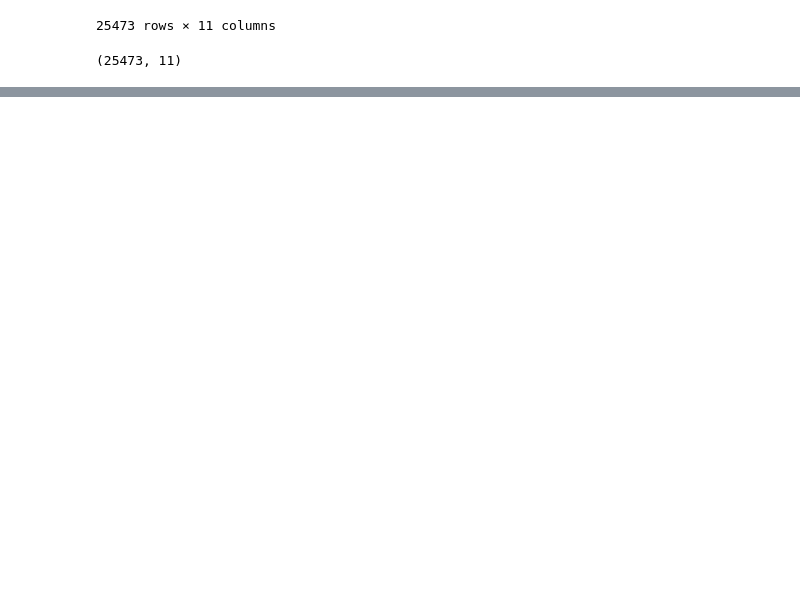
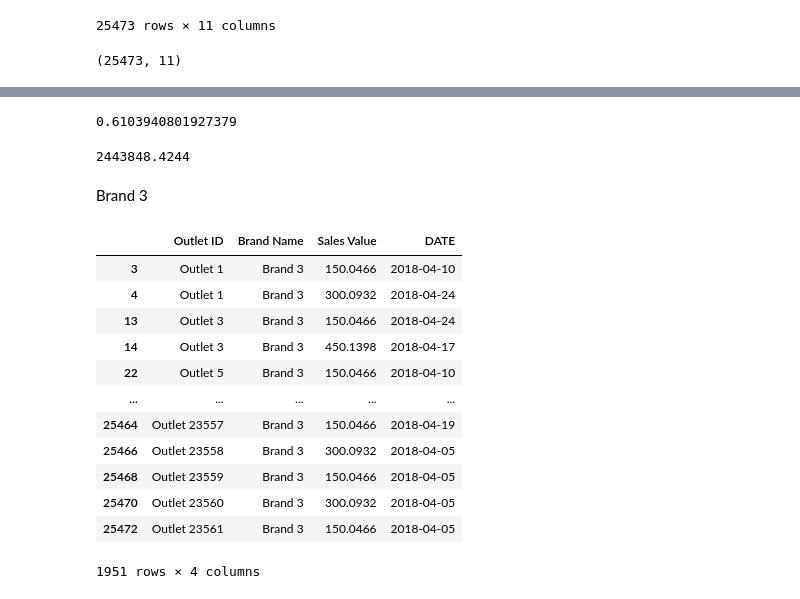
Before and after one commit to sulaiman01/Markytics-frequency_purchase_analysis, a Jupyter notebook: analysis.ipynb, the cells around one changed output, grey strips where cells are left out. Saved outputs shown, nothing was run; the diff lists cells and outputs as text; code cells hidden in the pictures; blank space fills up the shorter version.

```diff
--- a/analysis.ipynb
+++ b/analysis.ipynb
@@ -26,0 +258,30 @@ data.shape
+# %%
+# frequncy of purchase of brand2
+fp = len(brand2)/t_outlet
+fp
+# %% [output]
+0.6103940801927379
+# %%
+#total number of sales value
+brand2['Sales Value'].sum()
+# %% [output]
+2443848.4244
+# %% [markdown]
+Brand 3
+# %%
+brand3 = data[data['Brand Name']=='Brand 3']
+brand3
+# %% [output]
+|  | Outlet ID | Brand Name | Sales Value | DATE |
+| 3 | Outlet 1 | Brand 3 | 150.0466 | 2018-04-10 |
+| 4 | Outlet 1 | Brand 3 | 300.0932 | 2018-04-24 |
+| 13 | Outlet 3 | Brand 3 | 150.0466 | 2018-04-24 |
+| 14 | Outlet 3 | Brand 3 | 450.1398 | 2018-04-17 |
+| 22 | Outlet 5 | Brand 3 | 150.0466 | 2018-04-10 |
+| ... | ... | ... | ... | ... |
+| 25464 | Outlet 23557 | Brand 3 | 150.0466 | 2018-04-19 |
+| 25466 | Outlet 23558 | Brand 3 | 300.0932 | 2018-04-05 |
+| 25468 | Outlet 23559 | Brand 3 | 150.0466 | 2018-04-05 |
+| 25470 | Outlet 23560 | Brand 3 | 300.0932 | 2018-04-05 |
+| 25472 | Outlet 23561 | Brand 3 | 150.0466 | 2018-04-05 |
+1951 rows × 4 columns
```
Also changed, not shown: parts of 74 cells of this notebook, 2 other files.
